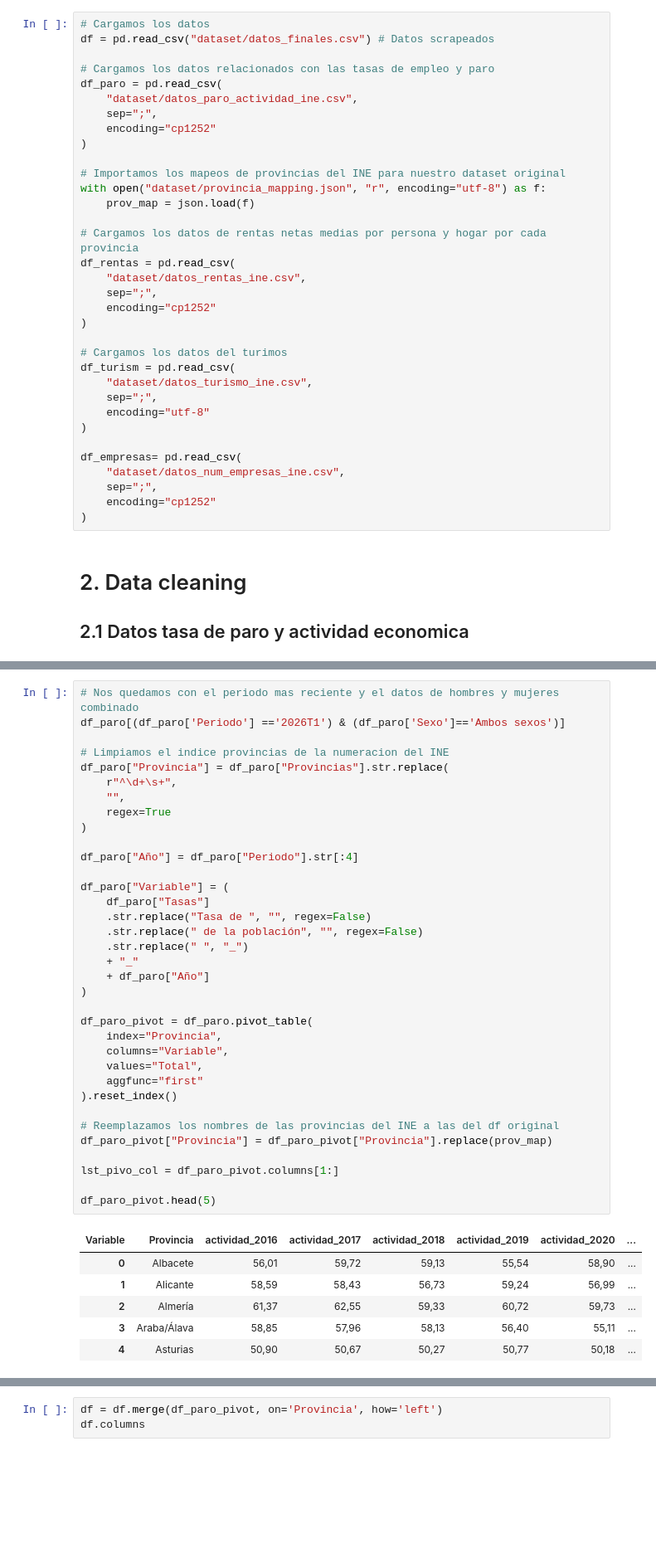
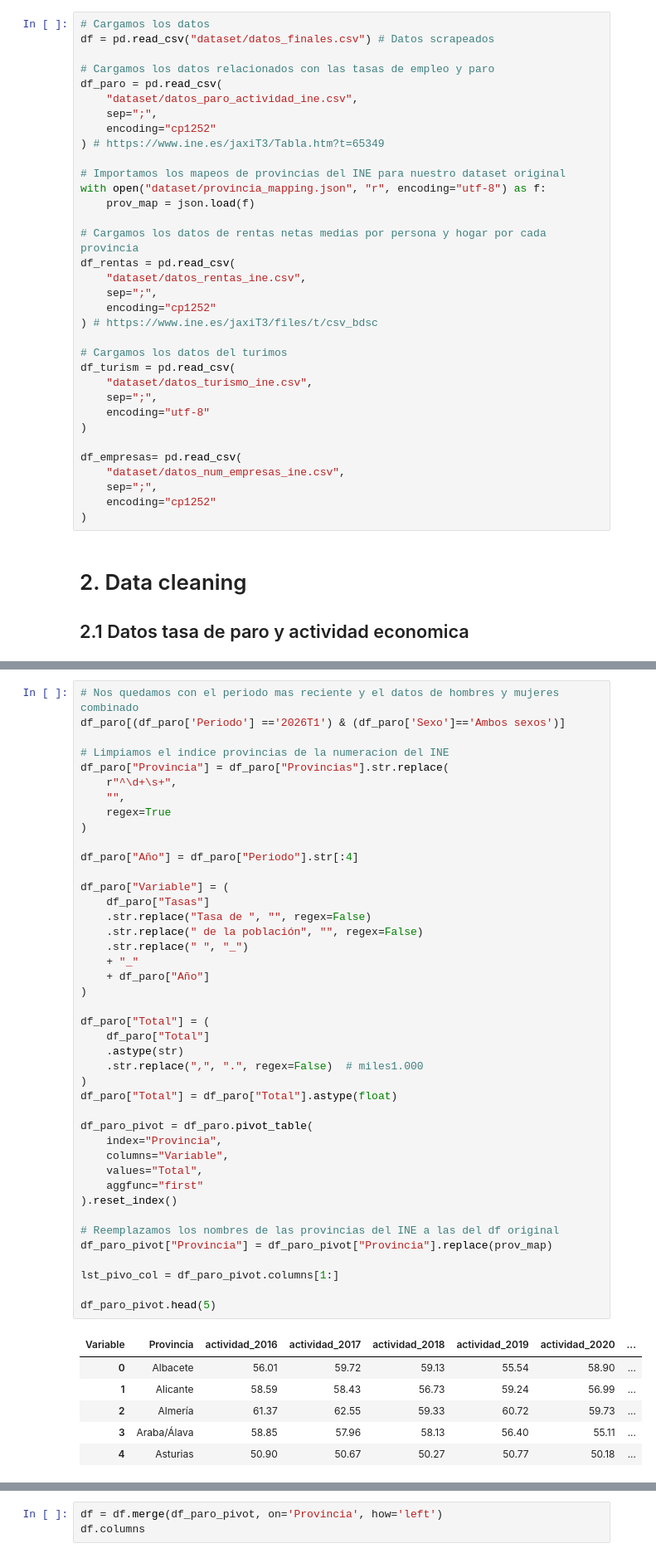
Before and after one commit to blancagomezsanz/Practica2-Tipologia-y-ciclo-de-vida-de-los-datos-, a Jupyter notebook: practica2_tipologia.ipynb, the cells around one changed output, grey strips where cells are left out. Shown at 83% size. Saved outputs shown, nothing was run; the diff lists cells and outputs as text; blank space fills up the shorter version.

```diff
--- a/practica2_tipologia.ipynb
+++ b/practica2_tipologia.ipynb
@@ -15,7 +15,7 @@ df_paro = pd.read_csv(
     "dataset/datos_paro_actividad_ine.csv",
     sep=";",
     encoding="cp1252"
-)
+) # https://www.ine.es/jaxiT3/Tabla.htm?t=65349
 
 # Importamos los mapeos de provincias del INE para nuestro dataset original
 with open("dataset/provincia_mapping.json", "r", encoding="utf-8") as f:
@@ -26,7 +26,7 @@ df_rentas = pd.read_csv(
     "dataset/datos_rentas_ine.csv",
     sep=";",
     encoding="cp1252"
-)
+) # https://www.ine.es/jaxiT3/files/t/csv_bdsc
 
 # Cargamos los datos del turimos
 df_turism = pd.read_csv(
@@ -53,38 +69,45 @@ df_paro["Provincia"] = df_paro["Provincias"].str.replace(
     "",
     regex=True
 )
 
 df_paro["Año"] = df_paro["Periodo"].str[:4]
 
 df_paro["Variable"] = (
     df_paro["Tasas"]
     .str.replace("Tasa de ", "", regex=False)
     .str.replace(" de la población", "", regex=False)
     .str.replace(" ", "_")
     + "_"
     + df_paro["Año"]
 )
 
+df_paro["Total"] = (
+    df_paro["Total"]
+    .astype(str)
+    .str.replace(",", ".", regex=False)  # miles1.000
+)
+df_paro["Total"] = df_paro["Total"].astype(float)
+
 df_paro_pivot = df_paro.pivot_table(
     index="Provincia",
     columns="Variable",
     values="Total",
     aggfunc="first"
 ).reset_index()
 
 # Reemplazamos los nombres de las provincias del INE a las del df original
 df_paro_pivot["Provincia"] = df_paro_pivot["Provincia"].replace(prov_map)
 
 lst_pivo_col = df_paro_pivot.columns[1:]
 
 df_paro_pivot.head(5)
 # %% [output]
 | Variable | Provincia | actividad_2016 | actividad_2017 | actividad_2018 | actividad_2019 | actividad_2020 | ... |
-| 0 | Albacete | 56,01 | 59,72 | 59,13 | 55,54 | 58,90 | ... |
-| 1 | Alicante | 58,59 | 58,43 | 56,73 | 59,24 | 56,99 | ... |
-| 2 | Almería | 61,37 | 62,55 | 59,33 | 60,72 | 59,73 | ... |
-| 3 | Araba/Álava | 58,85 | 57,96 | 58,13 | 56,40 | 55,11 | ... |
-| 4 | Asturias | 50,90 | 50,67 | 50,27 | 50,77 | 50,18 | ... |
+| 0 | Albacete | 56.01 | 59.72 | 59.13 | 55.54 | 58.90 | ... |
+| 1 | Alicante | 58.59 | 58.43 | 56.73 | 59.24 | 56.99 | ... |
+| 2 | Almería | 61.37 | 62.55 | 59.33 | 60.72 | 59.73 | ... |
+| 3 | Araba/Álava | 58.85 | 57.96 | 58.13 | 56.40 | 55.11 | ... |
+| 4 | Asturias | 50.90 | 50.67 | 50.27 | 50.77 | 50.18 | ... |
 5 rows × 25 columns
 # %%
 df = df.merge(df_paro_pivot, on='Provincia', how='left')
```
Also changed, not shown: parts of 13 cells of this notebook, 1 other file.
